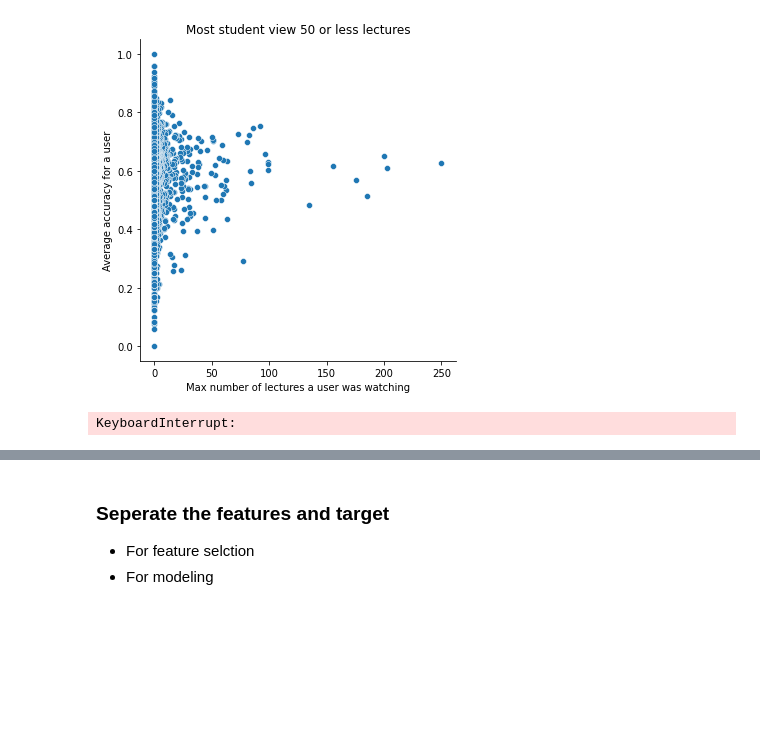
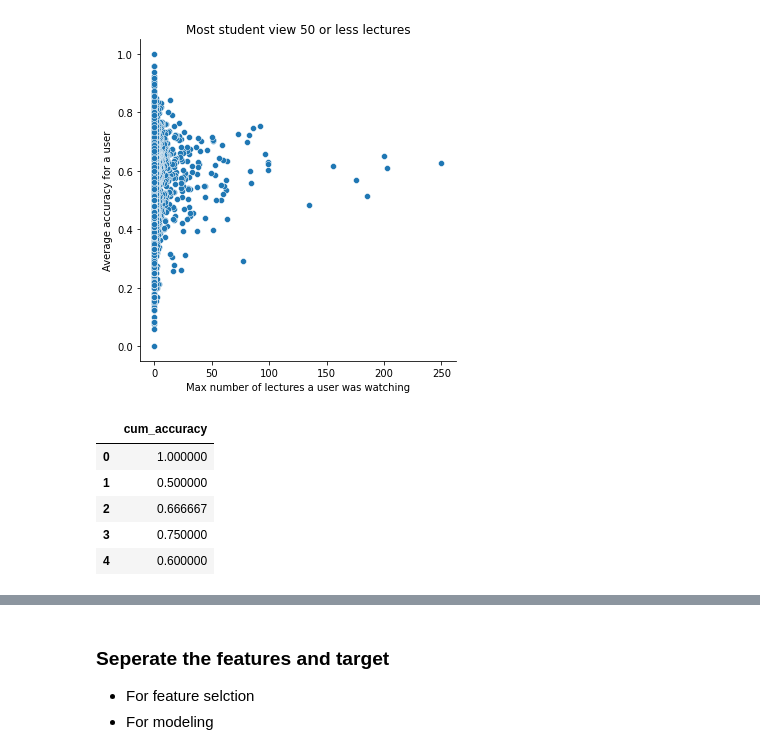
Before and after one commit to Riiid-Team/AI-Learning, a Jupyter notebook: MVP-Shi.ipynb, the cells around one changed output, grey strips where cells are left out. Cells and saved outputs as stored; diff of their text form; code cells hidden in the pictures; blank space fills up the shorter version.

```diff
--- a/MVP-Shi.ipynb
+++ b/MVP-Shi.ipynb
@@ -1616,13 +1611,22 @@ user_ids = train.user_id.unique()
 data = pd.DataFrame(columns = ['cum_accuracy'])
 
 # For loop through all the users to compute their cumulative accuracy over time
-for user in tqdm(user_ids):
+for user in user_ids:
     mask = train.user_id == user
     df = train[mask]
     n = df.shape[0]
     user_cumacc = pd.DataFrame(df.answered_correctly.cumsum())
     user_cumacc['num_question'] = range(1, n+1)
     user_cumacc['cum_accuracy'] = user_cumacc.answered_correctly/user_cumacc.num_question
-    data = data.append(user_cumacc['cum_accuracy'])
+    data = data.append(user_cumacc)
-# %% [output]
-KeyboardInterrupt:
+# %%
+# Create a variable to hold the values of cumulative accuracy
+cum_acc = data[['cum_accuracy']]
+cum_acc.head()
+# %% [output]
+|  | cum_accuracy |
+| 0 | 1.000000 |
+| 1 | 0.500000 |
+| 2 | 0.666667 |
+| 3 | 0.750000 |
+| 4 | 0.600000 |
```
Also changed, not shown: parts of 4 cells of this notebook.
